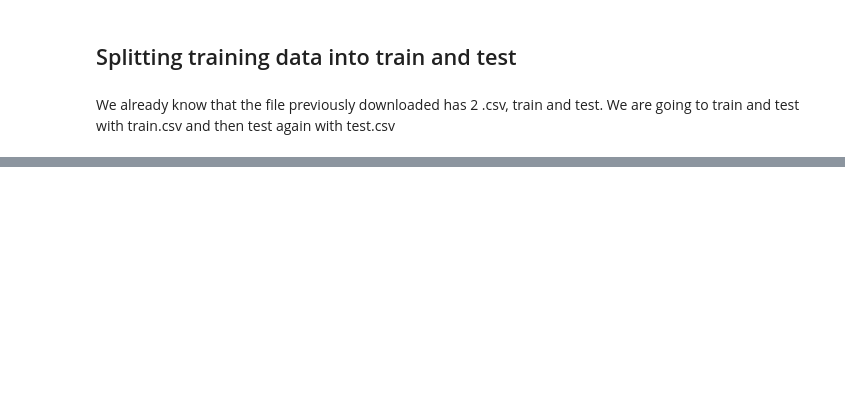
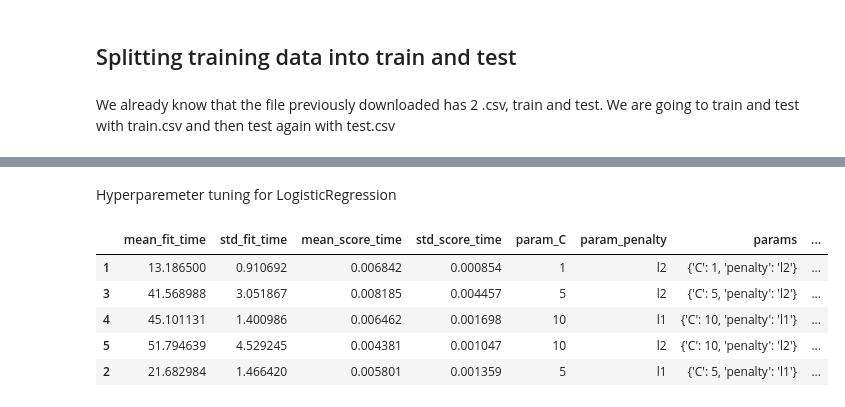
Before and after one commit to jolual2747/airline-passenger-satisfaction, a Jupyter notebook: notebook.ipynb, the cells around one changed output, grey strips where cells are left out. Saved outputs shown, nothing was run; the diff lists cells and outputs as text; code cells hidden in the pictures; blank space fills up the shorter version.

```diff
--- a/notebook.ipynb
+++ b/notebook.ipynb
@@ -214,3 +278,9 @@ X.drop(columns = ['Ease of Online booking'], inplace = True)
+# %%
+X.drop(columns = ['Gate location', 'Departure Delay in Minutes'], inplace = True)
+# %%
+# let's do the encoding for categorical variables
+dummies = pd.get_dummies(X.select_dtypes('category'))
+X = pd.concat([X.select_dtypes(['int64', 'float64']), dummies], axis = 1)
 # %%
 # Scaling all our variables
 
@@ -230,0 +312,9 @@ X_test shape: (20781, 26), y_test shape: (20781, 1)
+# %%
+clf_rf = GridSearchCV(RandomForestClassifier(),
+                    {'n_estimators': [250, 300, 350], 'max_depth': [5, 7, 9]}, \
+                    cv = 5,
+                    return_train_score=False,
+                    n_jobs=-1)
+# %%
+clf_rf.fit(X_train, y_train.ravel())
+pd.DataFrame(clf_rf.cv_results_).sort_values(by = 'rank_test_score').head()
@@ -230,0 +328,18 @@ X_test shape: (20781, 26), y_test shape: (20781, 1)
+# %% [markdown]
+Hyperparemeter tuning for LogisticRegression
+# %%
+clf_lr = GridSearchCV(LogisticRegression(solver = 'saga', max_iter=1000),
+                        {'C': [1, 5, 10], 'penalty': ['l1', 'l2']},
+                        cv = 5,
+                    return_train_score=False,
+                    n_jobs=-1)
+
+clf_lr.fit(X_train, y_train)
+pd.DataFrame(clf_lr.cv_results_).sort_values(by = 'rank_test_score').head()
+# %% [output]
+|  | mean_fit_time | std_fit_time | mean_score_time | std_score_time | param_C | param_penalty | params | ... |
+| 1 | 13.186500 | 0.910692 | 0.006842 | 0.000854 | 1 | l2 | {'C': 1, 'penalty': 'l2'} | ... |
+| 3 | 41.568988 | 3.051867 | 0.008185 | 0.004457 | 5 | l2 | {'C': 5, 'penalty': 'l2'} | ... |
+| 4 | 45.101131 | 1.400986 | 0.006462 | 0.001698 | 10 | l1 | {'C': 10, 'penalty': 'l1'} | ... |
+| 5 | 51.794639 | 4.529245 | 0.004381 | 0.001047 | 10 | l2 | {'C': 10, 'penalty': 'l2'} | ... |
+| 2 | 21.682984 | 1.466420 | 0.005801 | 0.001359 | 5 | l1 | {'C': 5, 'penalty': 'l1'} | ... |
```
Also changed, not shown: parts of 26 cells of this notebook.
